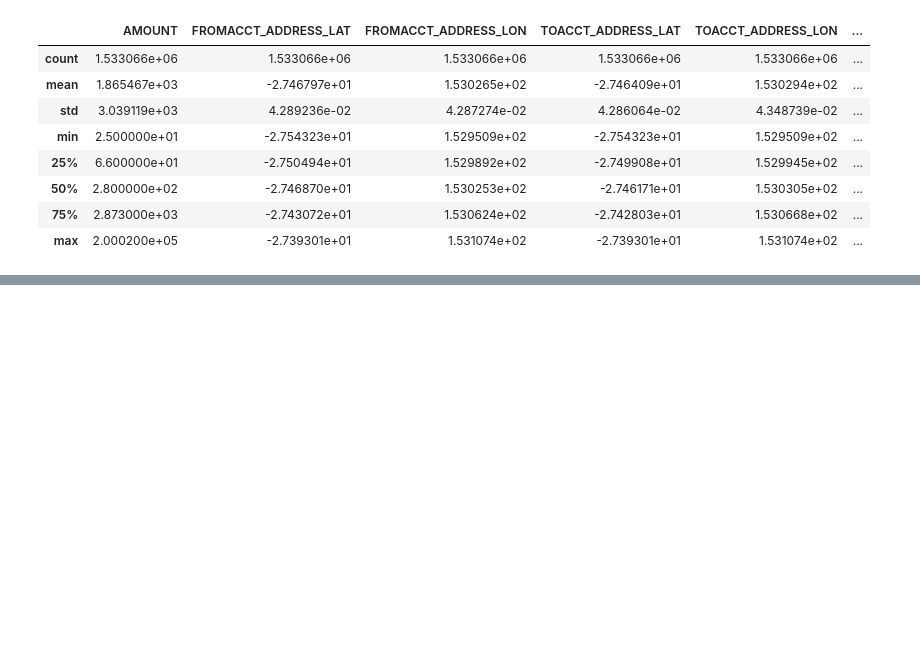
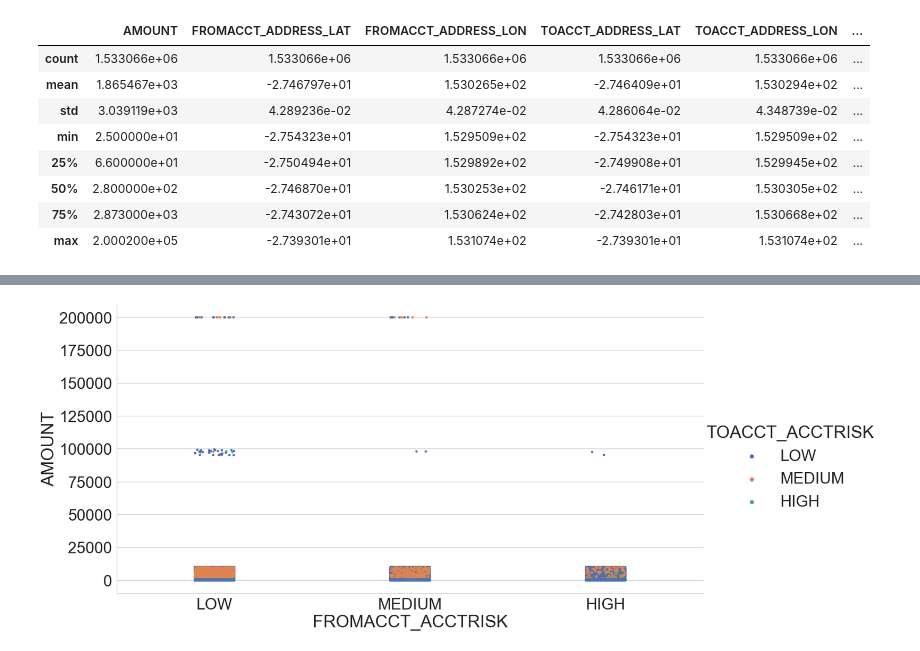
Before and after one commit to sindhri/anomaly2020, a Jupyter notebook: anomaly2020_visualization.ipynb, the cells around one changed output, grey strips where cells are left out. Saved outputs shown, nothing was run; the diff lists cells and outputs as text; code cells hidden in the pictures; blank space fills up the shorter version.

```diff
--- a/anomaly2020_visualization.ipynb
+++ b/anomaly2020_visualization.ipynb
@@ -413,0 +300,9 @@ transaction_month
+# %%
+# when AMOUNT > 100,000, FROMACCT_ACCTRISK == 'MEDIUM', or 'HIGH', transactions can be treated as anomaly
+sns.set(font_scale=3)
+sns.set_style('whitegrid')
+sns.catplot(x='FROMACCT_ACCTRISK', y='AMOUNT', data=transaction, hue='TOACCT_ACCTRISK',
+            height=10, aspect=2)
+plt.savefig('img/risk_amount.png')
+# %% [output]
+[figure, added]
```
Also changed, not shown: parts of 54 cells of this notebook.
